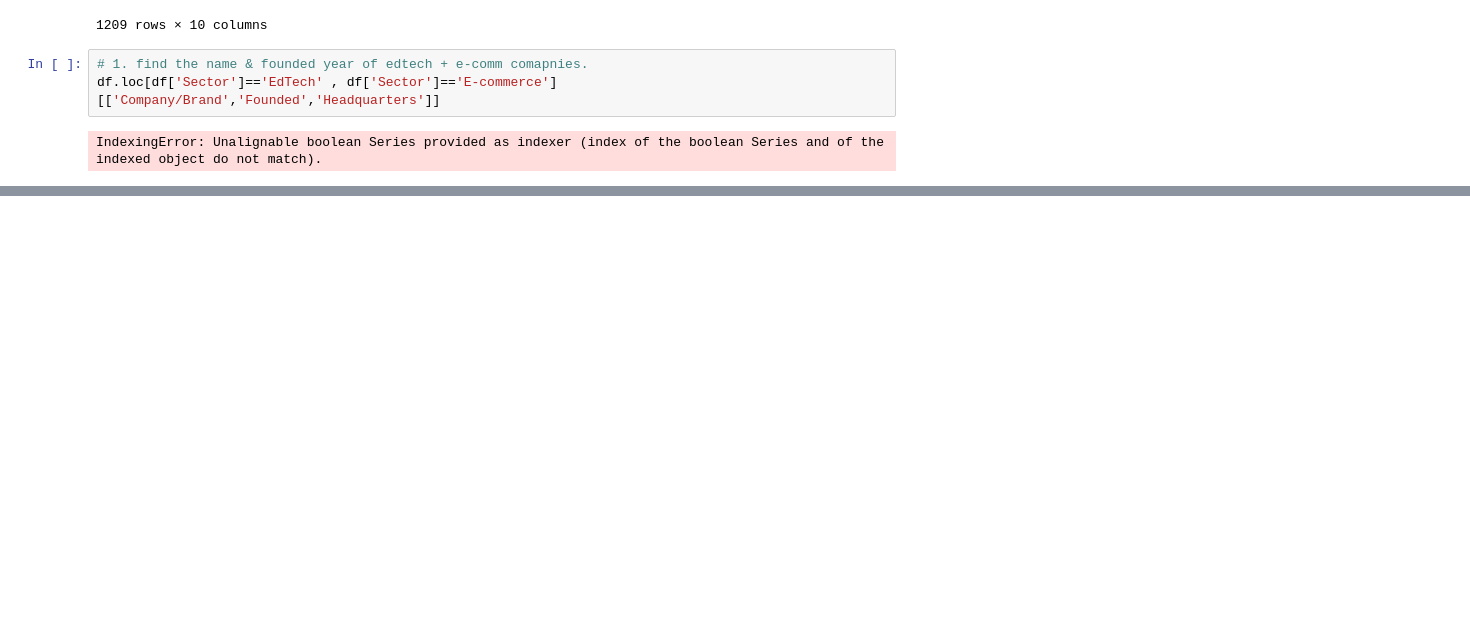
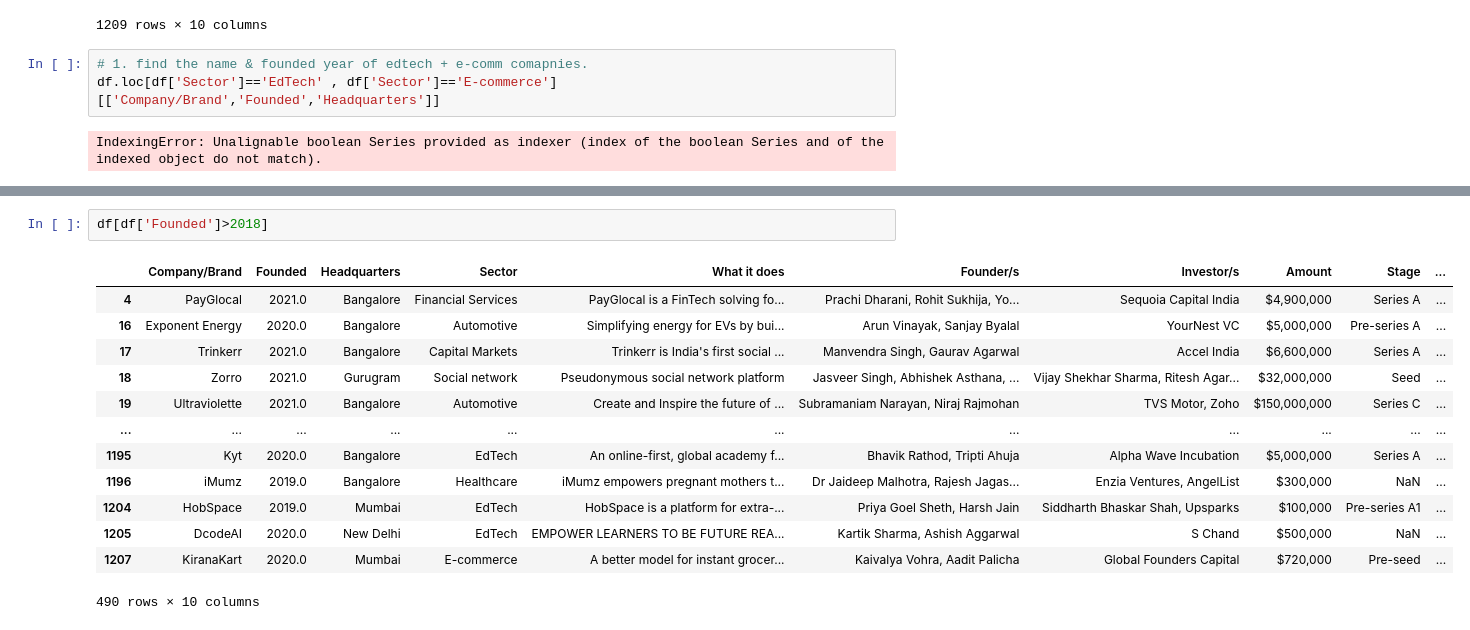
Before and after one commit to ankittrajj/WD_DA_10am_11april, a Jupyter notebook: Pandas_part3.ipynb, the cells around one changed output, grey strips where cells are left out. Cells and saved outputs as stored; diff of their text form; blank space fills up the shorter version.

```diff
--- a/Pandas_part3.ipynb
+++ b/Pandas_part3.ipynb
@@ -185,0 +378,16 @@ df2
+# %%
+df[df['Founded']>2018]
+# %% [output]
+|  | Company/Brand | Founded | Headquarters | Sector | What it does | Founder/s | Investor/s | Amount | Stage | ... |
+| 4 | PayGlocal | 2021.0 | Bangalore | Financial Services | PayGlocal is a FinTech solving fo... | Prachi Dharani, Rohit Sukhija, Yo... | Sequoia Capital India | $4,900,000 | Series A | ... |
+| 16 | Exponent Energy | 2020.0 | Bangalore | Automotive | Simplifying energy for EVs by bui... | Arun Vinayak, Sanjay Byalal | YourNest VC | $5,000,000 | Pre-series A | ... |
+| 17 | Trinkerr | 2021.0 | Bangalore | Capital Markets | Trinkerr is India's first social ... | Manvendra Singh, Gaurav Agarwal | Accel India | $6,600,000 | Series A | ... |
+| 18 | Zorro | 2021.0 | Gurugram | Social network | Pseudonymous social network platform | Jasveer Singh, Abhishek Asthana, ... | Vijay Shekhar Sharma, Ritesh Agar... | $32,000,000 | Seed | ... |
+| 19 | Ultraviolette | 2021.0 | Bangalore | Automotive | Create and Inspire the future of ... | Subramaniam Narayan, Niraj Rajmohan | TVS Motor, Zoho | $150,000,000 | Series C | ... |
+| ... | ... | ... | ... | ... | ... | ... | ... | ... | ... | ... |
+| 1195 | Kyt | 2020.0 | Bangalore | EdTech | An online-first, global academy f... | Bhavik Rathod, Tripti Ahuja | Alpha Wave Incubation | $5,000,000 | Series A | ... |
+| 1196 | iMumz | 2019.0 | Bangalore | Healthcare | iMumz empowers pregnant mothers t... | Dr Jaideep Malhotra, Rajesh Jagas... | Enzia Ventures, AngelList | $300,000 | NaN | ... |
+| 1204 | HobSpace | 2019.0 | Mumbai | EdTech | HobSpace is a platform for extra-... | Priya Goel Sheth, Harsh Jain | Siddharth Bhaskar Shah, Upsparks | $100,000 | Pre-series A1 | ... |
+| 1205 | DcodeAI | 2020.0 | New Delhi | EdTech | EMPOWER LEARNERS TO BE FUTURE REA... | Kartik Sharma, Ashish Aggarwal | S Chand | $500,000 | NaN | ... |
+| 1207 | KiranaKart | 2020.0 | Mumbai | E-commerce | A better model for instant grocer... | Kaivalya Vohra, Aadit Palicha | Global Founders Capital | $720,000 | Pre-seed | ... |
+490 rows × 10 columns
```
Also changed, not shown: parts of 31 cells of this notebook.
